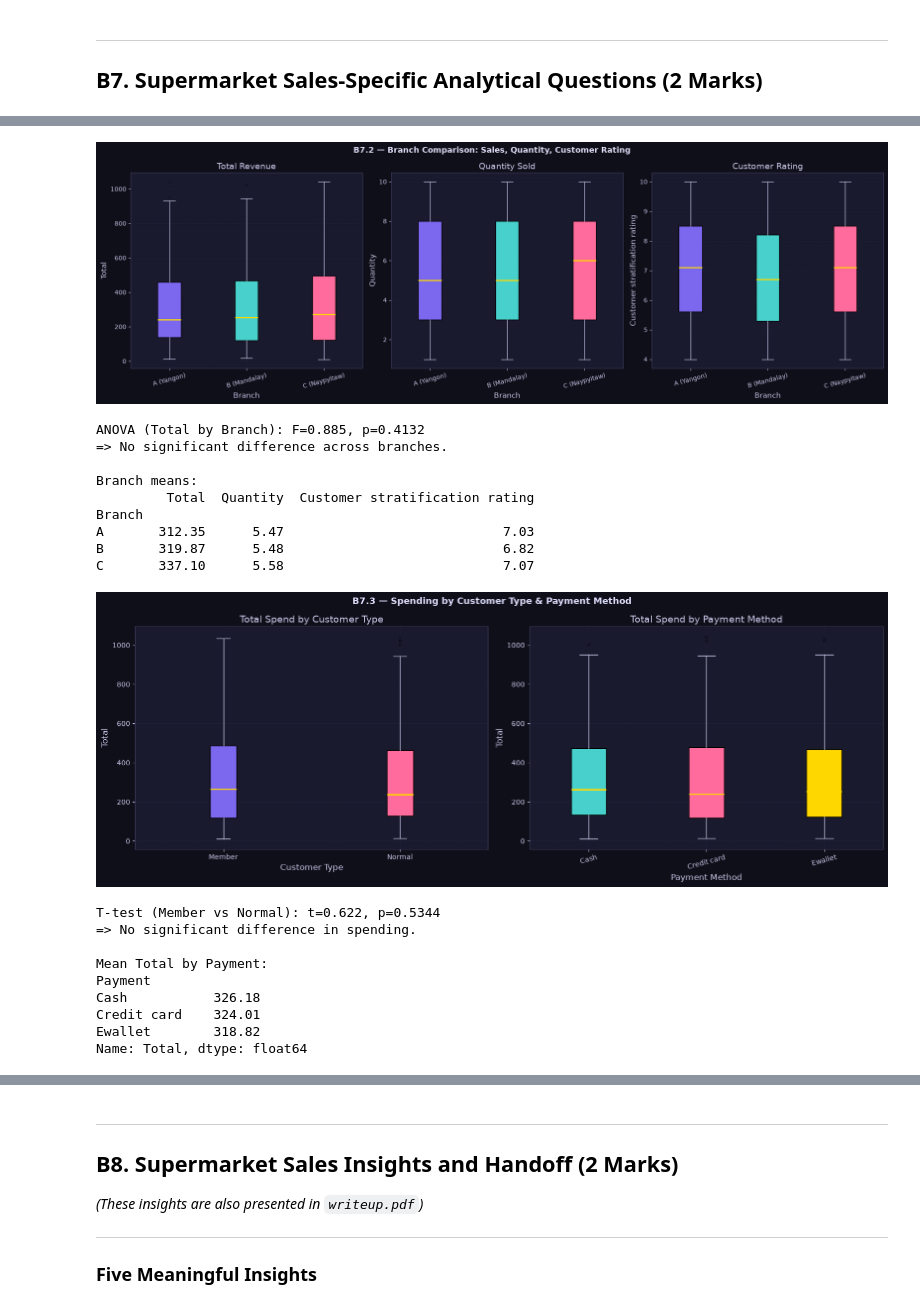
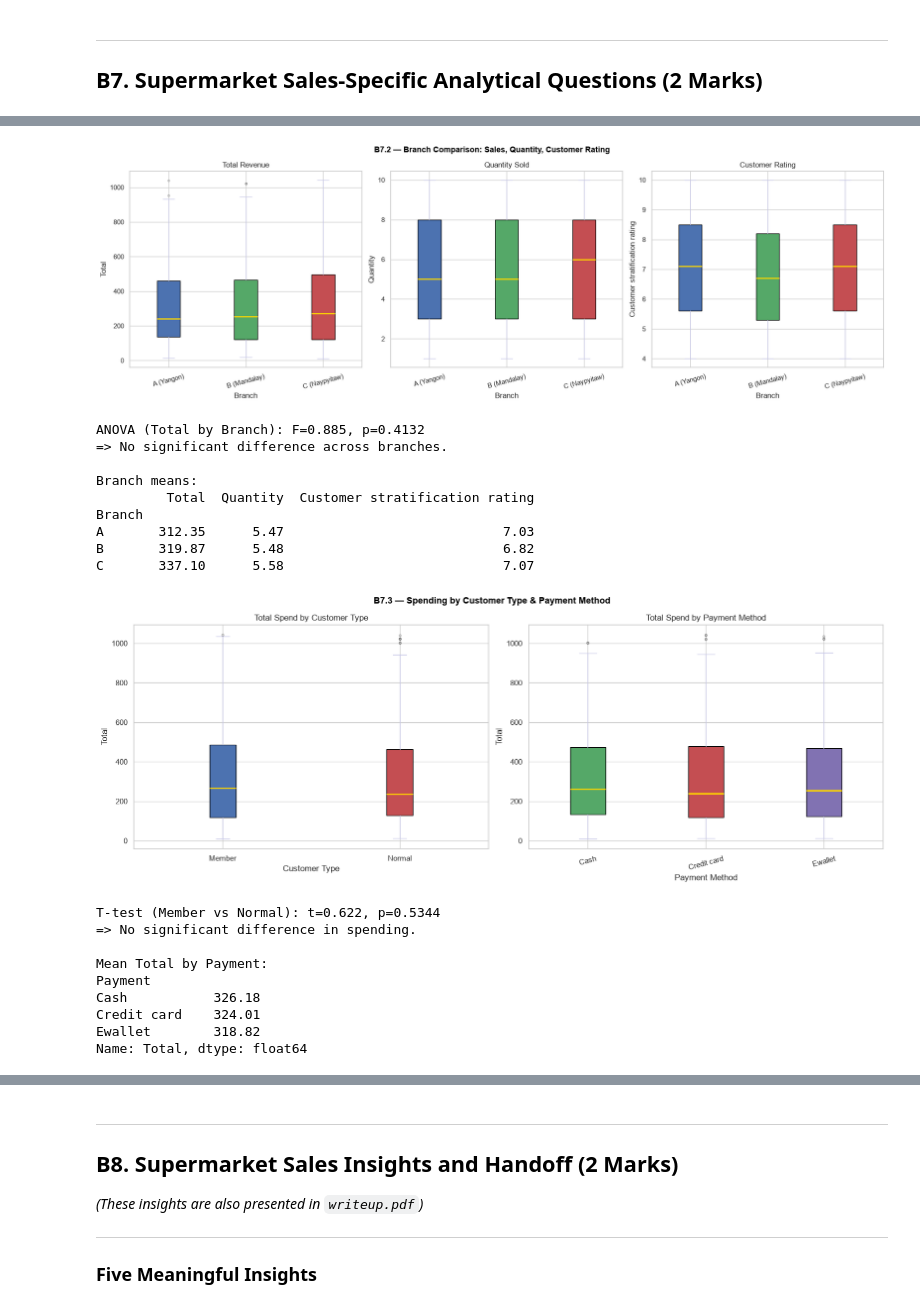
Before and after one commit to SheikhFareed99/Data-cleaning-eda, a Jupyter notebook: 23L_0997_A2.ipynb, the cells around one changed output, grey strips where cells are left out. Saved outputs shown, nothing was run; the diff lists cells and outputs as text; code cells hidden in the pictures.

```diff
--- a/23L_0997_A2.ipynb
+++ b/23L_0997_A2.ipynb
@@ -33,9 +33,17 @@ import numpy as np
 import matplotlib.pyplot as plt
 import seaborn as sns
 from scipy import stats
+sns.set_theme(style='whitegrid')
 
+# Read the Netflix file
 netflix = pd.read_csv('netflix-source/netflix_titles.csv')
-print(f"Shape: {netflix.shape[0]:,} rows × {netflix.shape[1]} columns")
+
+rows = netflix.shape[0]
+cols = netflix.shape[1]
+print('Number of rows:', rows)
+print('Number of columns:', cols)
+print('\nFirst 5 rows:')
 display(netflix.head())
+print('\nColumn data types:')
 print(netflix.dtypes)
 # %% [output]
@@ -873,15 +878,15 @@ Name: Customer stratification rating, dtype: float64
 Skewness: 0.0090
 Interpretation: Nearly uniform 4-10, mean ~6.97, slight negative skew.
 # %%
-# ─── B4.5 Categorical Variables ──────────────────────────────────────────────
+# Step for this part of the analysis
 cat_vars = ['Branch', 'Product line', 'Customer type', 'Payment']
 fig, axes = plt.subplots(2, 2, figsize=(16, 10))
-fig.suptitle('B4 — Categorical Variable Distributions', fontsize=15, fontweight='bold', color='#e0e0ff')
+fig.suptitle('B4 — Categorical Variable Distributions', fontsize=15, fontweight='bold', color='black')
 axes = axes.flatten()
 
 for i, col in enumerate(cat_vars):
     counts = df_clean[col].value_counts()
-    bars = axes[i].barh(counts.index, counts.values, color=PALETTE[i], edgecolor='#0f0f1a', alpha=0.85)
+    bars = axes[i].barh(counts.index, counts.values, color=PALETTE[i], edgecolor='black', alpha=0.85)
     axes[i].set_title(col)
     axes[i].set_xlabel('Count')
     for bar, val in zip(bars, counts.values):
@@ -890,7 +895,7 @@ for i, col in enumerate(cat_vars):
     axes[i].grid(True, axis='x')
 
 plt.tight_layout()
-plt.savefig('plot_b4_categorical.png', dpi=120, bbox_inches='tight', facecolor='#0f0f1a')
+plt.savefig('plot_b4_categorical.png', dpi=120, bbox_inches='tight', facecolor='black')
 plt.show()
 
 print('Branch:        ~333 each — balanced across branches')
@@ -1118,10 +1123,10 @@ Adding Branch as a 3rd variable reveals within-category branch variation.
 Health & Beauty at Branch C (Naypyitaw) shows slightly higher mean total.
 No single product line dominates across all branches.
 # %%
-# ─── B6.3 Rating by Gender x Customer Type (per Branch) ─────────────────────
+# Step for this part of the analysis
 fig, axes = plt.subplots(1, 3, figsize=(18, 6), sharey=True)
 fig.suptitle('B6.3 — Mean Rating: Gender x Customer Type per Branch',
-             fontsize=14, fontweight='bold', color='#e0e0ff')
+             fontsize=14, fontweight='bold', color='black')
 
 city_map = {'A': 'Yangon', 'B': 'Mandalay', 'C': 'Naypyitaw'}
 for i, branch in enumerate(['A', 'B', 'C']):
@@ -1130,14 +1135,14 @@ for i, branch in enumerate(['A', 'B', 'C']):
                           index='Gender', columns='Customer type', aggfunc='mean').round(2)
     sns.heatmap(piv, ax=axes[i], annot=True, fmt='.2f',
                 cmap='YlOrRd', vmin=6.5, vmax=7.5,
-                linecolor='#0f0f1a', linewidths=0.5, cbar=(i == 2))
+                linecolor='black', linewidths=0.5, cbar=(i == 2))
     axes[i].set_title(f'Branch {branch} ({city_map[branch]})')
     axes[i].set_xlabel('Customer Type')
     if i == 0:
         axes[i].set_ylabel('Gender')
 
 plt.tight_layout()
-plt.savefig('plot_b6_rating_multivar.png', dpi=120, bbox_inches='tight', facecolor='#0f0f1a')
+plt.savefig('plot_b6_rating_multivar.png', dpi=120, bbox_inches='tight', facecolor='black')
 plt.show()
 
 print('Rating differences across Gender x Customer type x Branch are all within ~0.3 points.')
@@ -1239,10 +1244,10 @@ Name: Total, dtype: float64
 Interpretation: Food & Beverages leads by total; Home & Lifestyle has highest avg value.
 Ranking changes when normalised -- strategy differs for high-volume vs high-value categories.
 # %%
-# ─── B7.2 Branch/City Differences ────────────────────────────────────────────
+# Step for this part of the analysis
 fig, axes = plt.subplots(1, 3, figsize=(18, 6))
 fig.suptitle('B7.2 — Branch Comparison: Sales, Quantity, Customer Rating',
-             fontsize=13, fontweight='bold', color='#e0e0ff')
+             fontsize=13, fontweight='bold', color='black')
 
 metrics = ['Total', 'Quantity', 'Customer stratification rating']
 titles  = ['Total Revenue', 'Quantity Sold', 'Customer Rating']
@@ -1264,7 +1269,7 @@ for i, (metric, title) in enumerate(zip(metrics, titles)):
     axes[i].grid(True)
 
 plt.tight_layout()
-plt.savefig('plot_b7_q2.png', dpi=120, bbox_inches='tight', facecolor='#0f0f1a')
+plt.savefig('plot_b7_q2.png', dpi=120, bbox_inches='tight', facecolor='black')
 plt.show()
 
 f_stat, p_anova = stats.f_oneway(*[df_clean[df_clean['Branch']==b]['Total'] for b in ['A','B','C']])
@@ -1273,7 +1278,7 @@ print(f'=>{" Significant" if p_anova<0.05 else " No significant"} difference acr
 print('\nBranch means:')
 print(df_clean.groupby('Branch')[['Total','Quantity','Customer stratification rating']].mean().round(2))
 # %% [output]
-[figure, old version]
+[figure, new version]
 ANOVA (Total by Branch): F=0.885, p=0.4132
 => No significant difference across branches.
 
@@ -1284,10 +1289,10 @@ A       312.35      5.47                            7.03
 B       319.87      5.48                            6.82
 C       337.10      5.58                            7.07
 # %%
-# ─── B7.3 Member vs Normal & Payment Method ──────────────────────────────────
+# Step for this part of the analysis
 fig, axes = plt.subplots(1, 2, figsize=(16, 6))
 fig.suptitle('B7.3 — Spending by Customer Type & Payment Method',
-             fontsize=13, fontweight='bold', color='#e0e0ff')
+             fontsize=13, fontweight='bold', color='black')
 
 cust_grps = [df_clean[df_clean['Customer type']==t]['Total'] for t in ['Member','Normal']]
 bp1 = axes[0].boxplot(cust_grps, tick_labels=['Member','Normal'], patch_artist=True,
@@ -1302,35 +1307,35 @@ axes[0].set_xlabel('Customer Type')
 axes[0].set_ylabel('Total')
 axes[0].grid(True)
 
 pay_methods = sorted(df_clean['Payment'].unique())
 pay_grps = [df_clean[df_clean['Payment']==p]['Total'] for p in pay_methods]
 bp2 = axes[1].boxplot(pay_grps, tick_labels=pay_methods, patch_artist=True,
                        medianprops=dict(color='#ffd700', lw=2),
                        whiskerprops=dict(color='#c8c8e8'),
                        capprops=dict(color='#c8c8e8'),
                        flierprops=dict(marker='o', alpha=0.3, ms=3))
 for j, box in enumerate(bp2['boxes']):
     box.set_facecolor(PALETTE[j+1])
 axes[1].set_title('Total Spend by Payment Method')
 axes[1].set_xlabel('Payment Method')
 axes[1].set_ylabel('Total')
 axes[1].tick_params(axis='x', labelrotation=15)
 axes[1].grid(True)
 
 plt.tight_layout()
-plt.savefig('plot_b7_q3.png', dpi=120, bbox_inches='tight', facecolor='#0f0f1a')
+plt.savefig('plot_b7_q3.png', dpi=120, bbox_inches='tight', facecolor='black')
 plt.show()
 
 t, p = stats.ttest_ind(
     df_clean[df_clean['Customer type']=='Member']['Total'],
     df_clean[df_clean['Customer type']=='Normal']['Total']
 )
 print(f'T-test (Member vs Normal): t={t:.3f}, p={p:.4f}')
 print(f'=>{" Significant" if p<0.05 else " No significant"} difference in spending.')
 print('\nMean Total by Payment:')
 print(df_clean.groupby('Payment')['Total'].mean().round(2))
 # %% [output]
-[figure, old version]
+[figure, new version]
 T-test (Member vs Normal): t=0.622, p=0.5344
 => No significant difference in spending.
 
```
Also changed, not shown: parts of 33 cells of this notebook.
